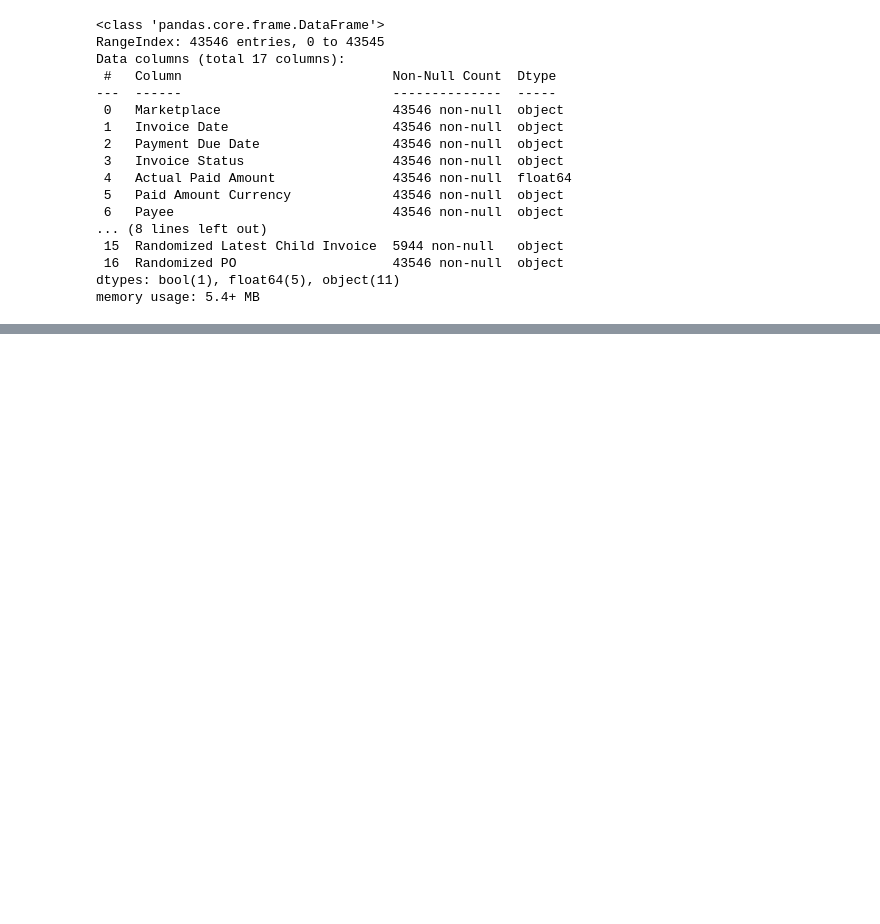
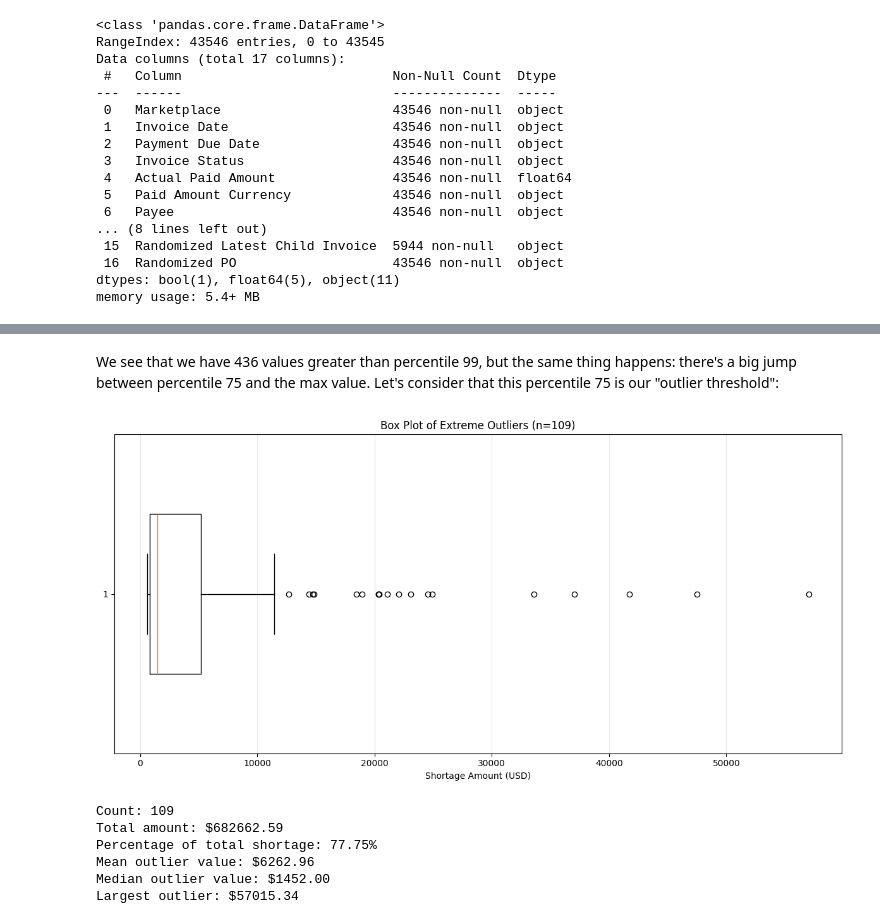
Before and after one commit to gabichulas/paired_assessment, a Jupyter notebook: main.ipynb, the cells around one changed output, grey strips where cells are left out. Drawn from its saved outputs; the diff is of its cells as text; code cells hidden in the pictures; blank space fills up the shorter version.

```diff
--- a/main.ipynb
+++ b/main.ipynb
@@ -27,0 +191,7 @@ memory usage: 5.4+ MB
+# %%
+shortage_stats = df["Quantity Variance Amount"].describe(percentiles=[.25, .5, .75, .90, .95, .99])
+print("Detailed Statistics of Shortage Amounts:")
+print(shortage_stats)
+print(f"\nMedian: ${shortage_stats['50%']:.2f}")
+print(f"95th percentile: ${shortage_stats['95%']:.2f}")
+print(f"99th percentile: ${shortage_stats['99%']:.2f}")
@@ -27,0 +220,4 @@ memory usage: 5.4+ MB
+# %%
+above_99 = df[df["Quantity Variance Amount"] > shortage_stats['99%']]
+
+above_99["Quantity Variance Amount"].describe()
@@ -27,0 +234,29 @@ memory usage: 5.4+ MB
+# %% [markdown]
+We see that we have 436 values greater than percentile 99, but the same thing happens: there's a big jump between percentile 75 and the max value. Let's consider that this percentile 75 is our "outlier threshold":
+# %%
+outliers = above_99[above_99["Quantity Variance Amount"] > 609.122500]
+
+outliers_shortage = outliers["Quantity Variance Amount"]
+
+plt.figure(figsize=(12, 6))
+plt.boxplot(outliers_shortage, vert=False, widths=0.5)
+plt.xlabel('Shortage Amount (USD)')
+plt.title(f'Box Plot of Extreme Outliers (n={len(outliers_shortage)})')
+plt.grid(True, alpha=0.3, axis='x')
+plt.tight_layout()
+plt.show()
+
+print(f"Count: {len(outliers_shortage)}")
+print(f"Total amount: ${outliers_shortage.sum():.2f}")
+print(f"Percentage of total shortage: {outliers_shortage.sum()/total_shortage_amount*100:.2f}%")
+print(f"Mean outlier value: ${outliers_shortage.mean():.2f}")
+print(f"Median outlier value: ${outliers_shortage.median():.2f}")
+print(f"Largest outlier: ${outliers_shortage.max():.2f}")
+# %% [output]
+[figure, added]
+Count: 109
+Total amount: $682662.59
+Percentage of total shortage: 77.75%
+Mean outlier value: $6262.96
+Median outlier value: $1452.00
+Largest outlier: $57015.34
```
Also changed, not shown: parts of 33 cells of this notebook.
